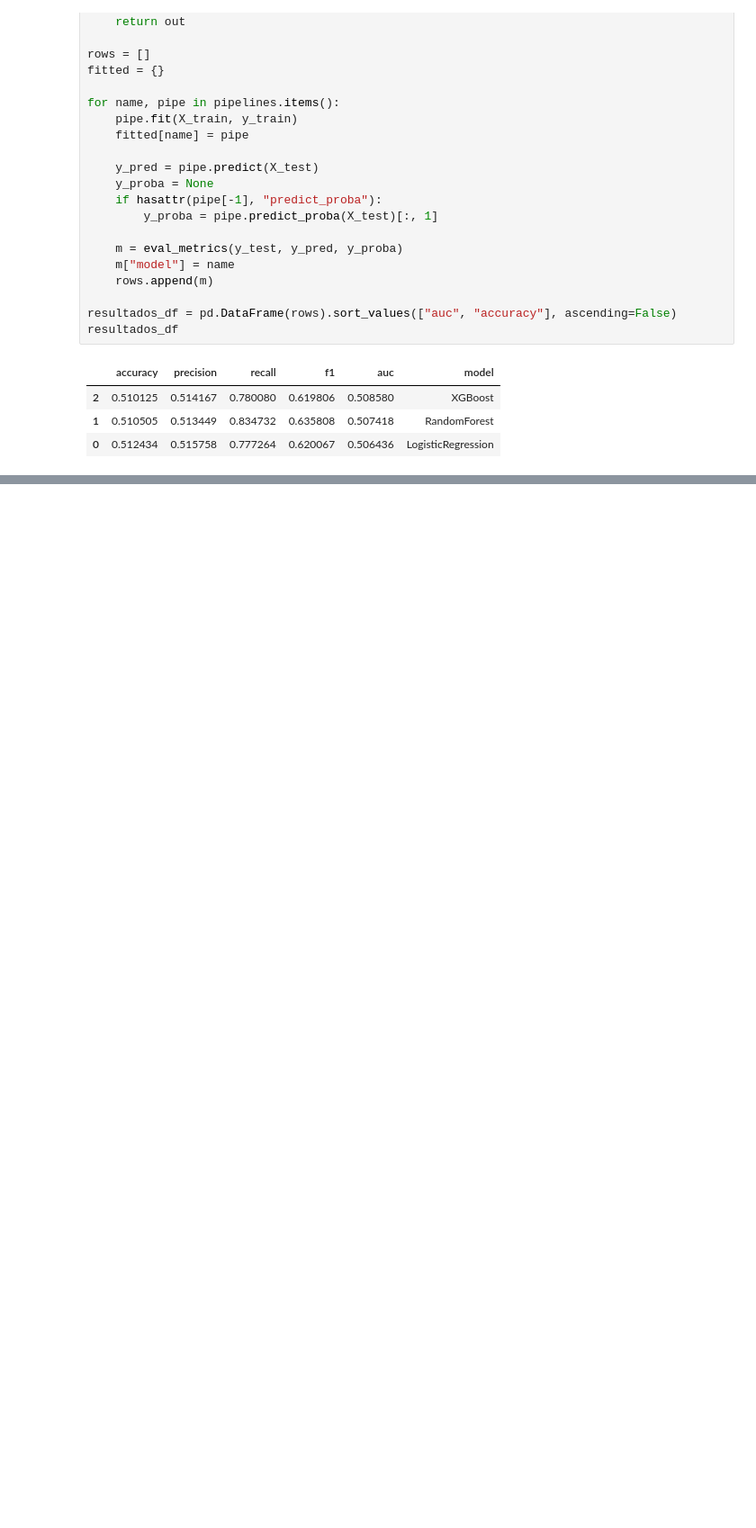
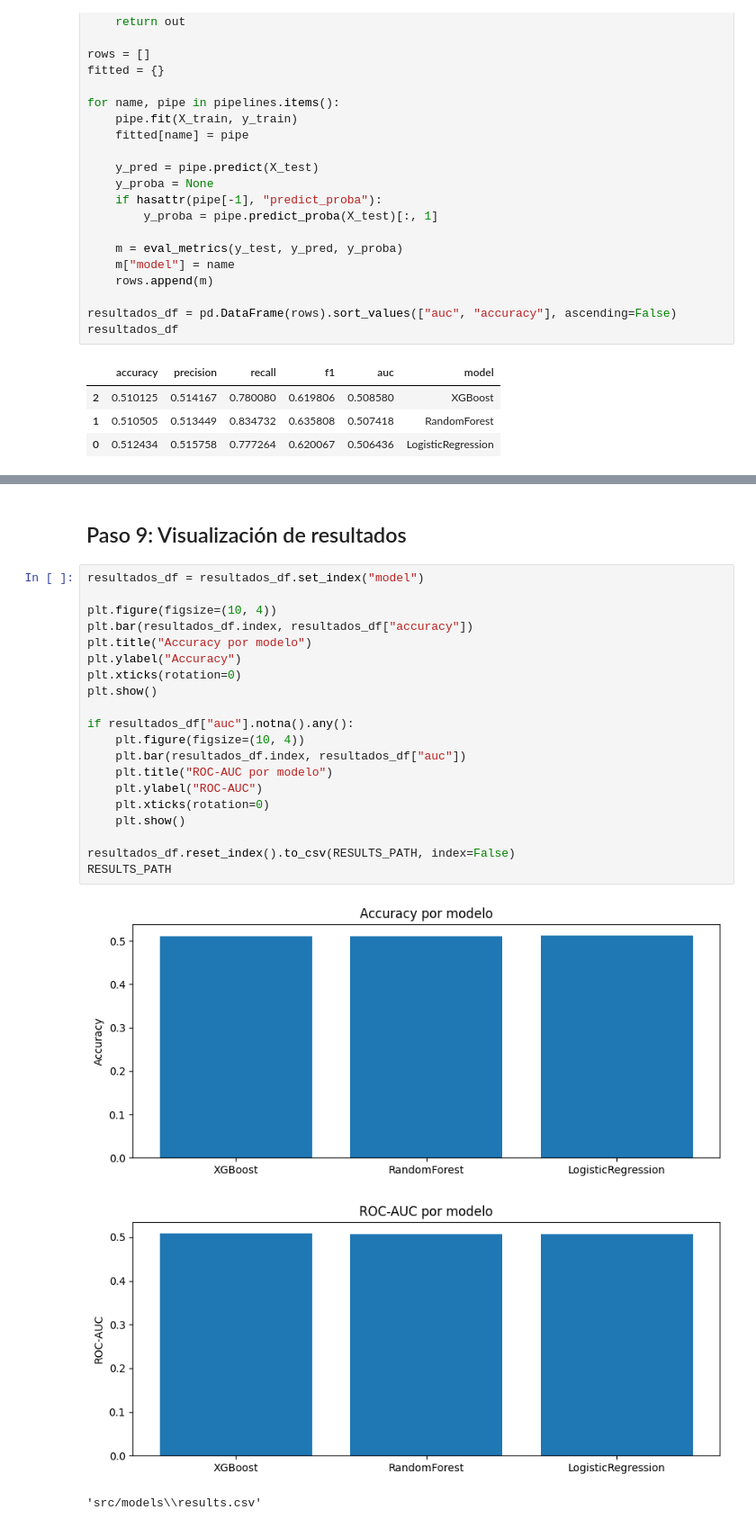
Before and after one commit to lucia-luzuriaga/ML_Birds_Strikes, a Jupyter notebook: Main.ipynb, the cells around one changed output, grey strips where cells are left out. Shown at 90% size. Saved outputs shown, nothing was run; the diff lists cells and outputs as text; blank space fills up the shorter version.

```diff
--- a/Main.ipynb
+++ b/Main.ipynb
@@ -323,0 +349,26 @@ resultados_df
+# %% [markdown]
+## Paso 9: Visualización de resultados
+# %%
+resultados_df = resultados_df.set_index("model")
+
+plt.figure(figsize=(10, 4))
+plt.bar(resultados_df.index, resultados_df["accuracy"])
+plt.title("Accuracy por modelo")
+plt.ylabel("Accuracy")
+plt.xticks(rotation=0)
+plt.show()
+
+if resultados_df["auc"].notna().any():
+    plt.figure(figsize=(10, 4))
+    plt.bar(resultados_df.index, resultados_df["auc"])
+    plt.title("ROC-AUC por modelo")
+    plt.ylabel("ROC-AUC")
+    plt.xticks(rotation=0)
+    plt.show()
+
+resultados_df.reset_index().to_csv(RESULTS_PATH, index=False)
+RESULTS_PATH
+# %% [output]
+[figure, added]
+[figure, added]
+'src/models\\results.csv'
```
Also changed, not shown: parts of 9 cells of this notebook, 3 other files.
